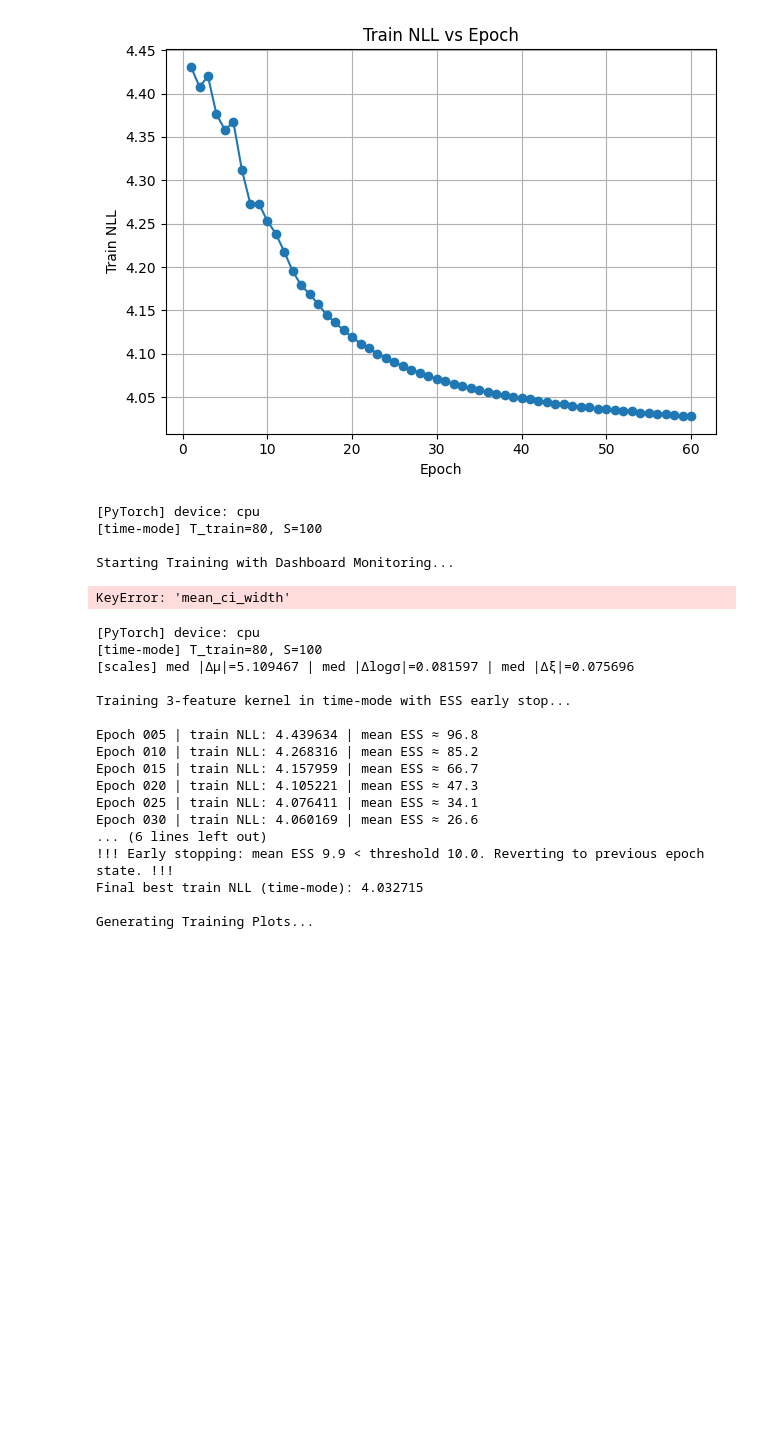
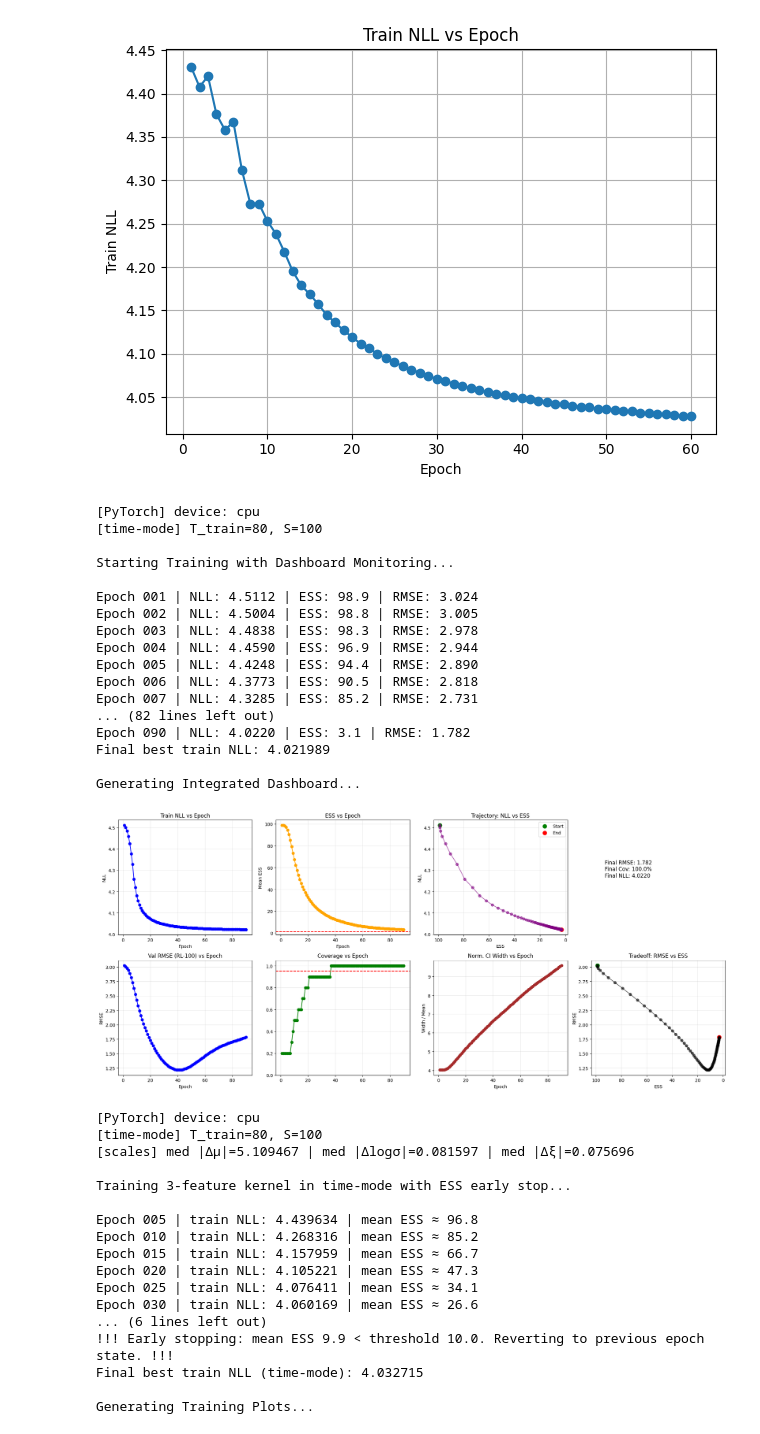
Before and after one commit to RPGSynth/EVT_Univariate, a Jupyter notebook: EVT_Classes/SIM/sim.ipynb, the cells around one changed output. Drawn from its saved outputs; the diff is of its cells as text; code cells hidden in the pictures; blank space fills up the shorter version.

```diff
--- a/EVT_Classes/SIM/sim.ipynb
+++ b/EVT_Classes/SIM/sim.ipynb
@@ -2137,7 +2139,7 @@ def compute_rl_live(
         ci_widths[ridx] = w; coverages[ridx] = cov
 
     valid = np.isfinite(rl_hats) & np.isfinite(rl_trues)
-    metrics = {"rmse": np.nan, "coverage_prob": np.nan, "nciw_mean_true": np.nan}
+    metrics = {"rmse": np.nan, "coverage_prob": np.nan, "mean_ci_width" : np.nan, "nciw_mean_true": np.nan}
 
     if int(valid.sum()) > 0:
         mse = np.mean((rl_hats[valid] - rl_trues[valid])**2)
@@ -2147,12 +2149,13 @@ def compute_rl_live(
         if np.any(valid_ci):
             metrics["coverage_prob"] = float(np.mean(coverages[valid_ci]))
             mean_width = float(np.mean(ci_widths[valid_ci]))
+            metrics["mean_ci_width"] = mean_width
             mean_true = float(np.mean(rl_trues[valid]))
             metrics["nciw_mean_true"] = mean_width / abs(mean_true) if mean_true != 0 else np.nan
     return metrics
 
 # ============================ 3. Hyperparameters ============================
-K_SAMPLES = 1000; epochs = 100; batch_size_space = 100
+K_SAMPLES = 1000; epochs = 90; batch_size_space = 100
 lr = 1e-4; patience = 300; ESS_MIN_THRESHOLD = 1; ESS_SAMPLE_Q = 256
 
 # Monitoring Settings
@@ -2226,7 +2229,6 @@ for epoch in range(1, epochs + 1):
 
     # Store
     hist["nll"].append(avg_loss); hist["ess"].append(mean_ess)
-    print(sim)
     hist["rmse"].append(sim['rmse']); hist["cov"].append(sim['coverage_prob']); hist["width"].append(sim['mean_ci_width'])
 
     print(f"Epoch {epoch:03d} | NLL: {avg_loss:.4f} | ESS: {mean_ess:.1f} | RMSE: {sim['rmse']:.3f}")
@@ -2294,34 +2296,47 @@ axes[1,0].grid(True, alpha=0.3)
 
 # 6. Coverage vs Epoch
 axes[1,1].plot(epochs, cov, 'g-o')
 axes[1,1].axhline(0.95, color='r', ls='--')
 axes[1,1].set_title("Coverage vs Epoch")
 axes[1,1].set_ylim(0, 1.05)
 axes[1,1].grid(True, alpha=0.3)
 
 # 7. CI Width vs Epoch
 axes[1,2].plot(epochs, width, 'brown', marker='o')
 axes[1,2].set_title("Norm. CI Width vs Epoch")
 axes[1,2].set_ylabel("Width / Mean"); axes[1,2].set_xlabel("Epoch")
 axes[1,2].grid(True, alpha=0.3)
 
 # 8. RMSE vs ESS (The Bias-Variance Tradeoff)
 axes[1,3].plot(ess, rmse, 'k-o', alpha=0.6)
 axes[1,3].scatter(ess[0], rmse[0], c='g', s=80)
 axes[1,3].scatter(ess[-1], rmse[-1], c='r', s=80)
 axes[1,3].invert_xaxis()
 axes[1,3].set_title("Tradeoff: RMSE vs ESS")
 axes[1,3].set_xlabel("ESS"); axes[1,3].set_ylabel("RMSE")
 axes[1,3].grid(True, alpha=0.3)
 
 plt.tight_layout()
 plt.show()
 # %% [output]
 [PyTorch] device: cpu
 [time-mode] T_train=80, S=100
 
 Starting Training with Dashboard Monitoring...
+
+Epoch 001 | NLL: 4.5112 | ESS: 98.9 | RMSE: 3.024
+Epoch 002 | NLL: 4.5004 | ESS: 98.8 | RMSE: 3.005
+Epoch 003 | NLL: 4.4838 | ESS: 98.3 | RMSE: 2.978
+Epoch 004 | NLL: 4.4590 | ESS: 96.9 | RMSE: 2.944
+Epoch 005 | NLL: 4.4248 | ESS: 94.4 | RMSE: 2.890
+Epoch 006 | NLL: 4.3773 | ESS: 90.5 | RMSE: 2.818
+Epoch 007 | NLL: 4.3285 | ESS: 85.2 | RMSE: 2.731
+... (82 lines left out)
+Epoch 090 | NLL: 4.0220 | ESS: 3.1 | RMSE: 1.782
+Final best train NLL: 4.021989
+
+Generating Integrated Dashboard...
-KeyError: 'mean_ci_width'
+[figure, added]
 # %%
 # ============================ time-mode training: per-slice spatial kernel ============================
 import numpy as np
```
Also changed, not shown: parts of 2 cells of this notebook, 8 other files.
